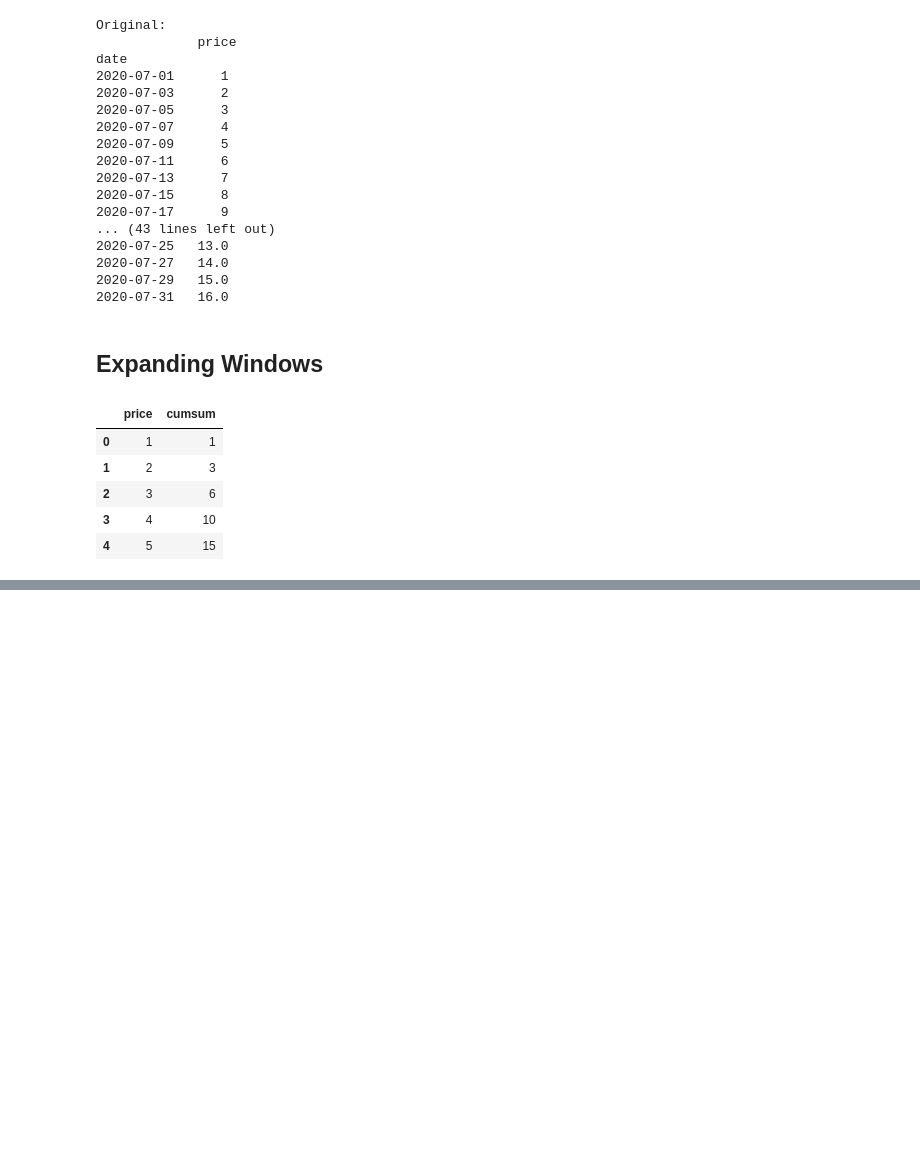
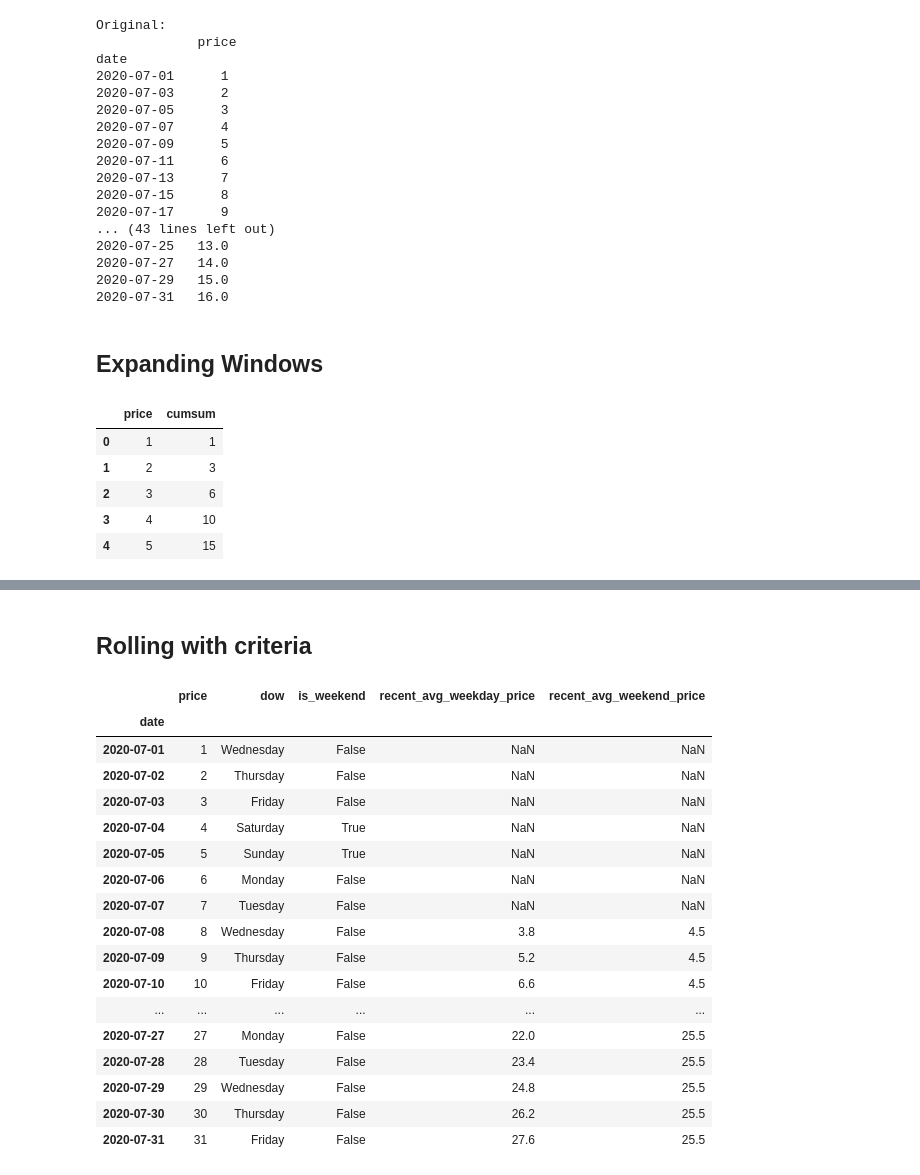
Before and after one commit to mattm/python-cheat-sheet, a Jupyter notebook: Time Series.ipynb, the cells around one changed output, grey strips where cells are left out. Cells and saved outputs as stored; diff of their text form; code cells hidden in the pictures; blank space fills up the shorter version.

```diff
--- a/Time Series.ipynb
+++ b/Time Series.ipynb
@@ -376,0 +398,43 @@ array([ 0,  2,  4,  6,  8, 10, 12, 14, 16, 18, 20, 22, 24, 26, 28])
+# %% [markdown]
+## Rolling with criteria
+# %%
+index = pd.date_range(start="2020-07-01", end="2020-07-31")
+df = pd.DataFrame({
+    "date": index,
+    "price": range(1, len(index) + 1)
+})
+df["dow"] = df["date"].apply(lambda x: x.strftime("%A"))
+df["is_weekend"] = df["date"].apply(lambda x: x.weekday() >= 5)
+
+def recent_avg_weekday_price(price, is_weekend):
+    return np.nanmean(np.where(is_weekend[:-1], np.nan, price[:-1]))
+
+def recent_avg_weekend_price(price, is_weekend):
+    return np.nanmean(np.where(is_weekend[:-1], price[:-1], np.nan))
+
+df["recent_avg_weekday_price"] = npext.rolling_apply(recent_avg_weekday_price, 8, df["price"].values, df["is_weekend"].values)
+df["recent_avg_weekend_price"] = npext.rolling_apply(recent_avg_weekend_price, 8, df["price"].values, df["is_weekend"].values)
+
+
+df.set_index("date", inplace=True)
+
+display(df)
+# %% [output]
+|  | price | dow | is_weekend | recent_avg_weekday_price | recent_avg_weekend_price |
+| date |  |  |  |  |  |
+| 2020-07-01 | 1 | Wednesday | False | NaN | NaN |
+| 2020-07-02 | 2 | Thursday | False | NaN | NaN |
+| 2020-07-03 | 3 | Friday | False | NaN | NaN |
+| 2020-07-04 | 4 | Saturday | True | NaN | NaN |
+| 2020-07-05 | 5 | Sunday | True | NaN | NaN |
+| 2020-07-06 | 6 | Monday | False | NaN | NaN |
+| 2020-07-07 | 7 | Tuesday | False | NaN | NaN |
+| 2020-07-08 | 8 | Wednesday | False | 3.8 | 4.5 |
+| 2020-07-09 | 9 | Thursday | False | 5.2 | 4.5 |
+| 2020-07-10 | 10 | Friday | False | 6.6 | 4.5 |
+| ... | ... | ... | ... | ... | ... |
+| 2020-07-27 | 27 | Monday | False | 22.0 | 25.5 |
+| 2020-07-28 | 28 | Tuesday | False | 23.4 | 25.5 |
+| 2020-07-29 | 29 | Wednesday | False | 24.8 | 25.5 |
+| 2020-07-30 | 30 | Thursday | False | 26.2 | 25.5 |
+| 2020-07-31 | 31 | Friday | False | 27.6 | 25.5 |
```
Also changed, not shown: parts of 14 cells of this notebook, 21 other files.
